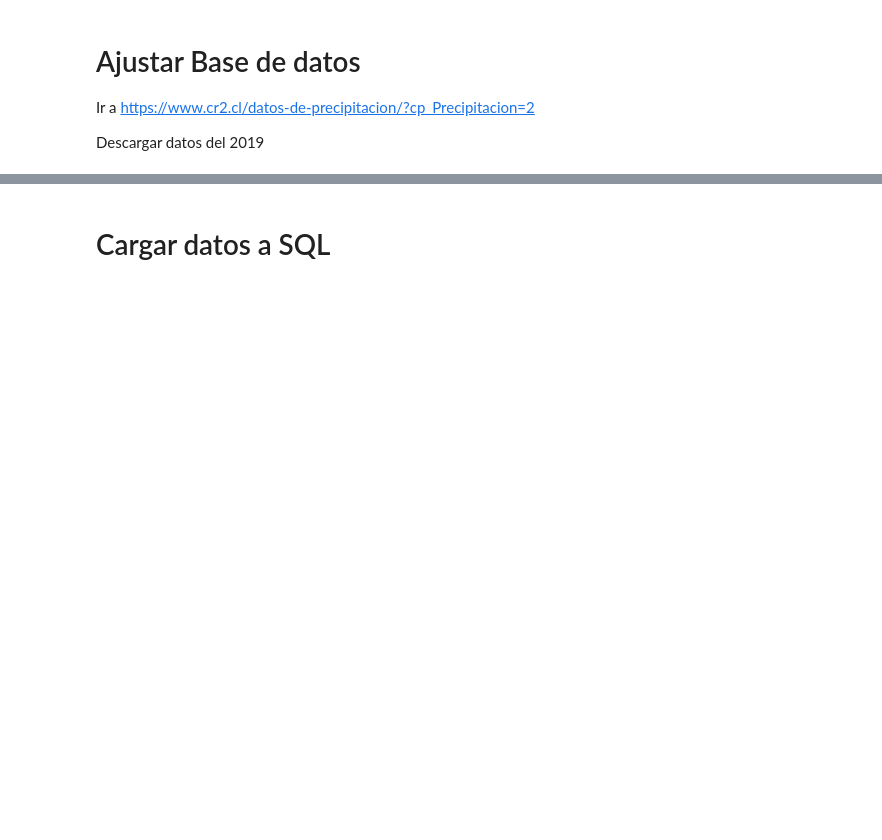
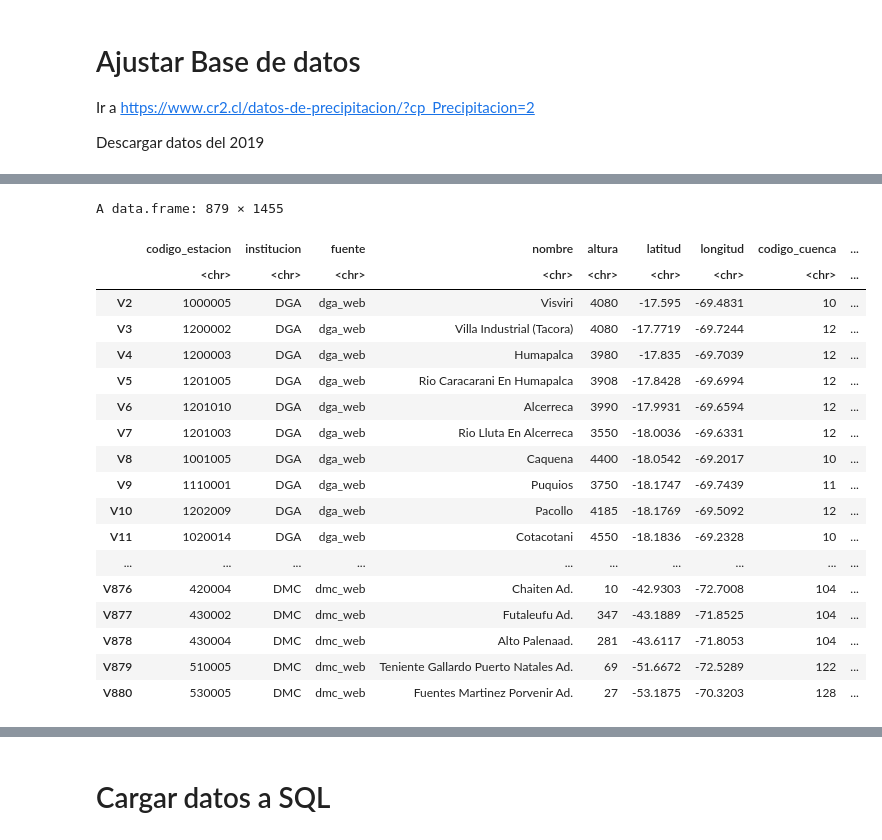
Before and after one commit to alfredosvaldo/Gestion-de-datos-2022, a Jupyter notebook: Taller_4_Gestión_de_datos_2022.ipynb, the cells around one changed output, grey strips where cells are left out. Drawn from its saved outputs; the diff is of its cells as text; code cells hidden in the pictures; blank space fills up the shorter version.

```diff
--- a/Taller_4_Gestión_de_datos_2022.ipynb
+++ b/Taller_4_Gestión_de_datos_2022.ipynb
@@ -155,3 +322,25 @@ x
+# %%
+setNames(as.data.frame(t(x[,-1])),as.character(x[,1]))
+# %% [output]
+A data.frame: 879 × 1455
+|  | codigo_estacion | institucion | fuente | nombre | altura | latitud | longitud | codigo_cuenca | ... |
+|  | <chr> | <chr> | <chr> | <chr> | <chr> | <chr> | <chr> | <chr> | ... |
+| V2 | 1000005 | DGA | dga_web | Visviri | 4080 | -17.595 | -69.4831 | 10 | ... |
+| V3 | 1200002 | DGA | dga_web | Villa Industrial (Tacora) | 4080 | -17.7719 | -69.7244 | 12 | ... |
+| V4 | 1200003 | DGA | dga_web | Humapalca | 3980 | -17.835 | -69.7039 | 12 | ... |
+| V5 | 1201005 | DGA | dga_web | Rio Caracarani En Humapalca | 3908 | -17.8428 | -69.6994 | 12 | ... |
+| V6 | 1201010 | DGA | dga_web | Alcerreca | 3990 | -17.9931 | -69.6594 | 12 | ... |
+| V7 | 1201003 | DGA | dga_web | Rio Lluta En Alcerreca | 3550 | -18.0036 | -69.6331 | 12 | ... |
+| V8 | 1001005 | DGA | dga_web | Caquena | 4400 | -18.0542 | -69.2017 | 10 | ... |
+| V9 | 1110001 | DGA | dga_web | Puquios | 3750 | -18.1747 | -69.7439 | 11 | ... |
+| V10 | 1202009 | DGA | dga_web | Pacollo | 4185 | -18.1769 | -69.5092 | 12 | ... |
+| V11 | 1020014 | DGA | dga_web | Cotacotani | 4550 | -18.1836 | -69.2328 | 10 | ... |
+| ... | ... | ... | ... | ... | ... | ... | ... | ... | ... |
+| V876 | 420004 | DMC | dmc_web | Chaiten Ad. | 10 | -42.9303 | -72.7008 | 104 | ... |
+| V877 | 430002 | DMC | dmc_web | Futaleufu Ad. | 347 | -43.1889 | -71.8525 | 104 | ... |
+| V878 | 430004 | DMC | dmc_web | Alto Palenaad. | 281 | -43.6117 | -71.8053 | 104 | ... |
+| V879 | 510005 | DMC | dmc_web | Teniente Gallardo Puerto Natales Ad. | 69 | -51.6672 | -72.5289 | 122 | ... |
+| V880 | 530005 | DMC | dmc_web | Fuentes Martinez Porvenir Ad. | 27 | -53.1875 | -70.3203 | 128 | ... |
 # %%
 y <- setNames(as.data.frame(t(x[,-1])),as.character(x[,1]))
 
```
Also changed, not shown: parts of 42 cells of this notebook.
